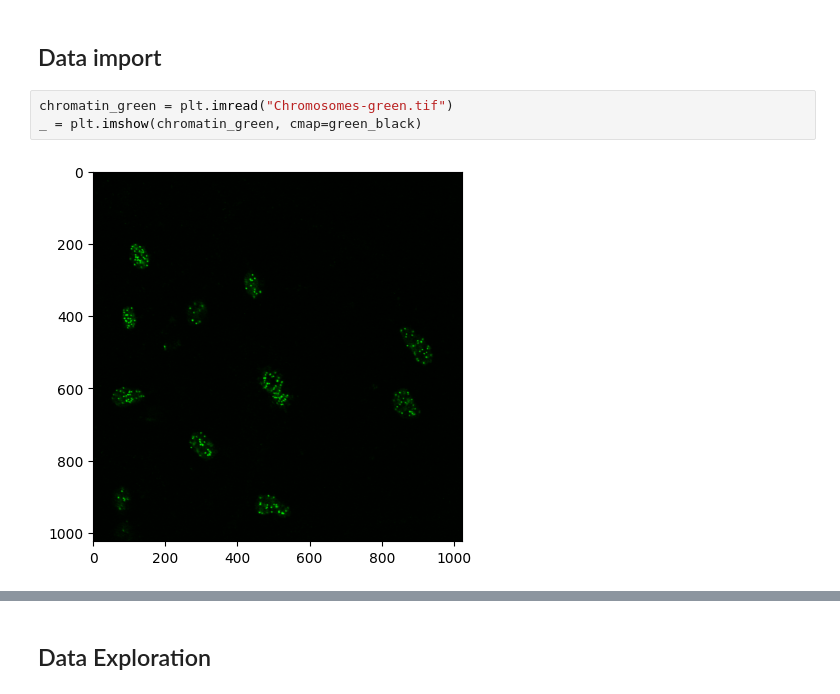
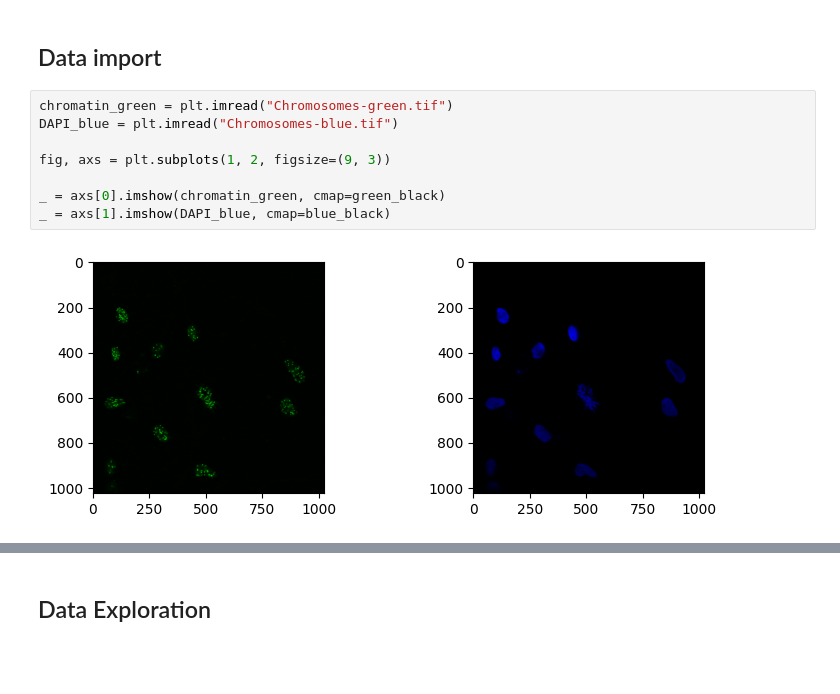
Before and after one commit to Anthony-Journy/ImageAnalysis, a Jupyter notebook: chromosomes_counting.ipynb, the cells around one changed output, grey strips where cells are left out. Cells and saved outputs as stored; diff of their text form; blank space fills up the shorter version.

Commit message:
change plots and start clustering

```diff
--- a/chromosomes_counting.ipynb
+++ b/chromosomes_counting.ipynb
@@ -46,6 +49,11 @@ blue_black = LinearSegmentedColormap('BlueBlack', cdict2)
 ## Data import
 # %%
 chromatin_green = plt.imread("Chromosomes-green.tif")
-_ = plt.imshow(chromatin_green, cmap=green_black)
+DAPI_blue = plt.imread("Chromosomes-blue.tif")
+
+fig, axs = plt.subplots(1, 2, figsize=(9, 3))
+
+_ = axs[0].imshow(chromatin_green, cmap=green_black)
+_ = axs[1].imshow(DAPI_blue, cmap=blue_black)
 # %% [output]
-[figure, old version]
+[figure, new version]
```
Also changed, not shown: parts of 7 cells of this notebook.
